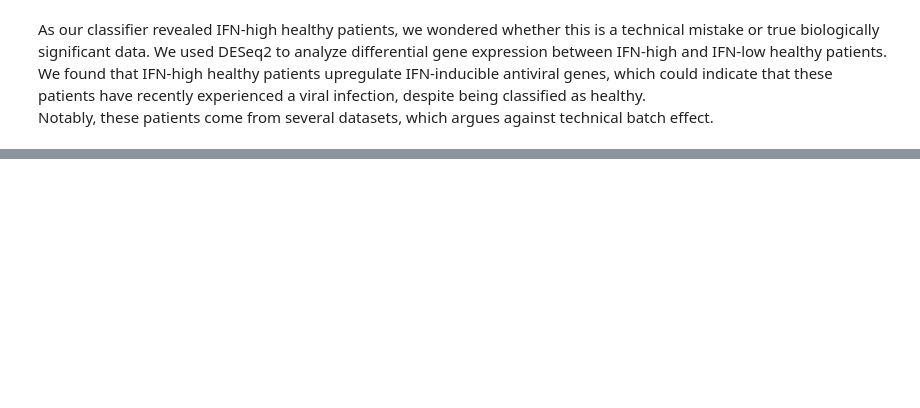
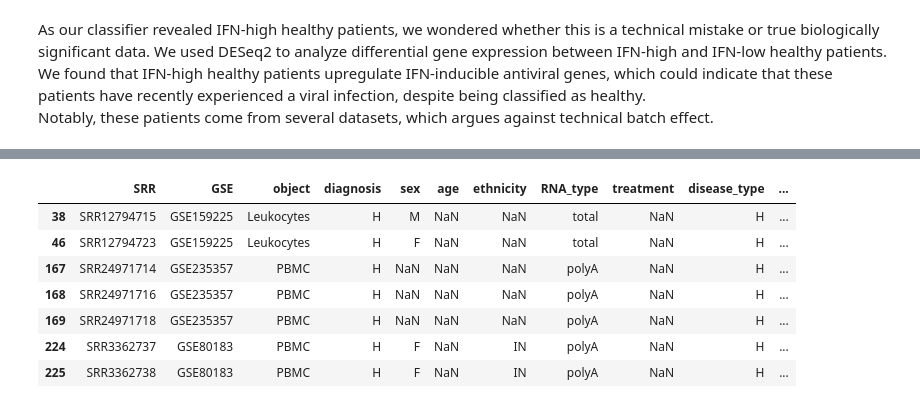
Before and after one commit to a-senkovenko/SKO-1, a Jupyter notebook: notebooks/expression_analysis.ipynb, the cells around one changed output, grey strips where cells are left out. Cells and saved outputs as stored; diff of their text form; code cells hidden in the pictures; blank space fills up the shorter version.

```diff
--- a/notebooks/expression_analysis.ipynb
+++ b/notebooks/expression_analysis.ipynb
@@ -67,2 +252,13 @@ res = run_deseq2(counts_for_deseq_T, healthy_metadata_deseq,
+# %%
+healthy_metadata[healthy_metadata['Predicted_IFN_status'] == 'High']
+# %% [output]
+|  | SRR | GSE | object | diagnosis | sex | age | ethnicity | RNA_type | treatment | disease_type | ... |
+| 38 | SRR12794715 | GSE159225 | Leukocytes | H | M | NaN | NaN | total | NaN | H | ... |
+| 46 | SRR12794723 | GSE159225 | Leukocytes | H | F | NaN | NaN | total | NaN | H | ... |
+| 167 | SRR24971714 | GSE235357 | PBMC | H | NaN | NaN | NaN | polyA | NaN | H | ... |
+| 168 | SRR24971716 | GSE235357 | PBMC | H | NaN | NaN | NaN | polyA | NaN | H | ... |
+| 169 | SRR24971718 | GSE235357 | PBMC | H | NaN | NaN | NaN | polyA | NaN | H | ... |
+| 224 | SRR3362737 | GSE80183 | PBMC | H | F | NaN | IN | polyA | NaN | H | ... |
+| 225 | SRR3362738 | GSE80183 | PBMC | H | F | NaN | IN | polyA | NaN | H | ... |
 # %%
 plot_volcano(res, padj_threshold=0.05, lfc_threshold=1)
```
Also changed, not shown: parts of 11 cells of this notebook, 1 other file.
